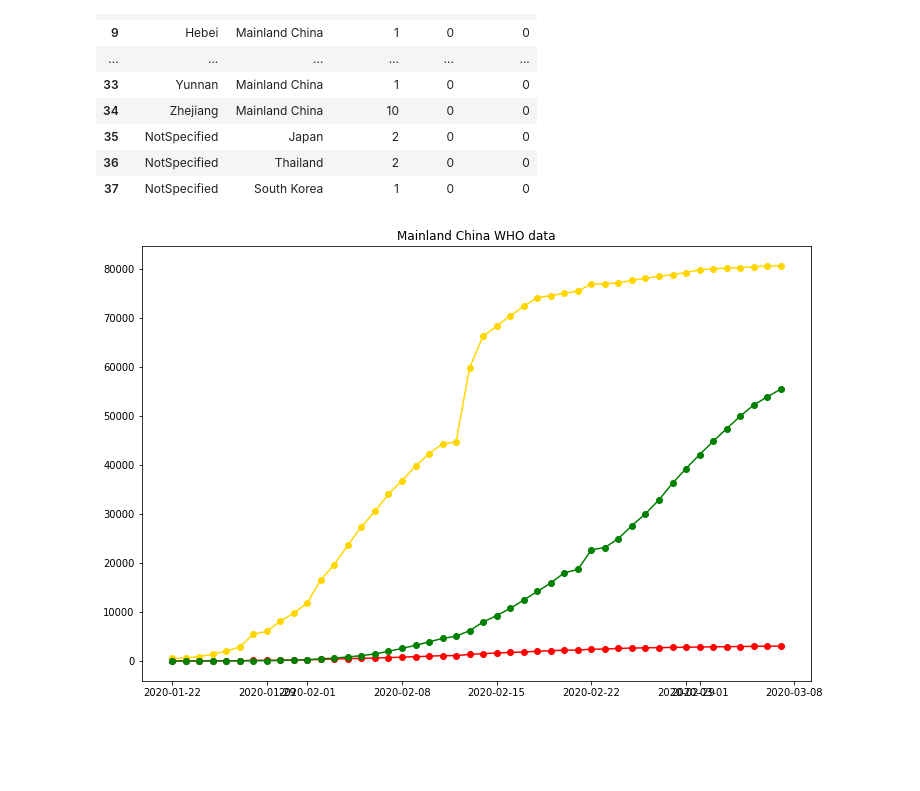
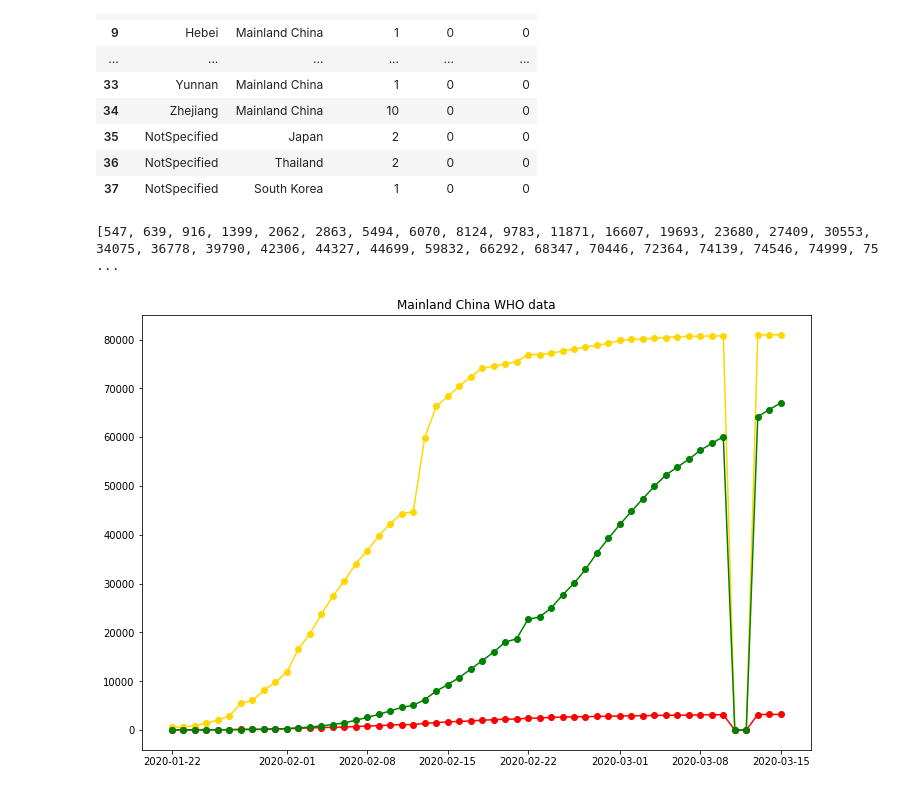
Before and after one commit to Klooskie/CoronaVirusDataExploration, a Jupyter notebook: Analysis.ipynb, the cells around one changed output. Cells and saved outputs as stored; diff of their text form; code cells hidden in the pictures; blank space fills up the shorter version.

```diff
--- a/Analysis.ipynb
+++ b/Analysis.ipynb
@@ -116,26 +119,29 @@ dtype: object
 # %%
 report = reports[0][1]
 
 dates = []
 mainland_china_confirmed = []
 mainland_china_deaths = []
 mainland_china_recovered = []
 
 for report in reports:
     dates.append(report[0])
     region_aggregated_stats = report[1].groupby('Country/Region').sum()
-    mainland_china_stats = region_aggregated_stats.loc['Mainland China', :]
-
+    try:
+        mainland_china_stats = region_aggregated_stats.loc['Mainland China', :]
+    except:
+        mainland_china_stats = region_aggregated_stats.loc['China', :]
     mainland_china_confirmed.append(mainland_china_stats['Confirmed'])
     mainland_china_deaths.append(mainland_china_stats['Deaths'])
     mainland_china_recovered.append(mainland_china_stats['Recovered'])
 
-
+print(mainland_china_confirmed)
 fig, ax = plt.subplots()
 ax.set_title('Mainland China WHO data')
 ax.plot(dates, mainland_china_confirmed, 'o-', c='gold')
 ax.plot(dates, mainland_china_deaths, 'o-', c='red')
 ax.plot(dates, mainland_china_recovered, 'o-', c='green')
 plt.show()
 # %% [output]
+[547, 639, 916, 1399, 2062, 2863, 5494, 6070, 8124, 9783, 11871, 16607, 19693, 23680, 27409, 30553, 34075, 36778, 39790, 42306, 44327, 44699, 59832, 66292, 68347, 70446, 72364, 74139, 74546, 74999, 75 ...
-[figure, old version]
+[figure, new version]
```
Also changed, not shown: parts of 11 cells of this notebook, 9 other files.
